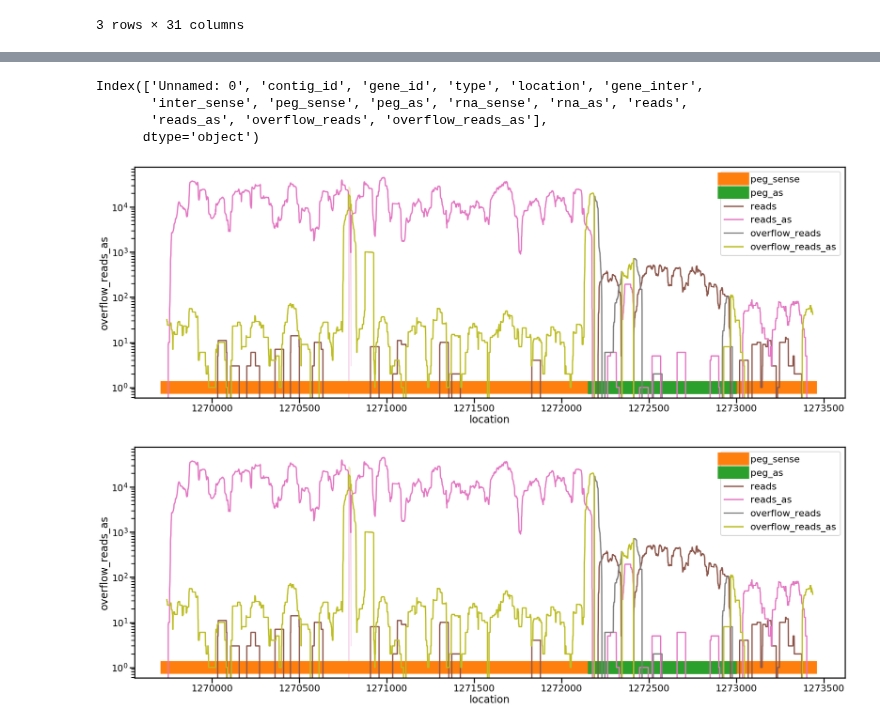
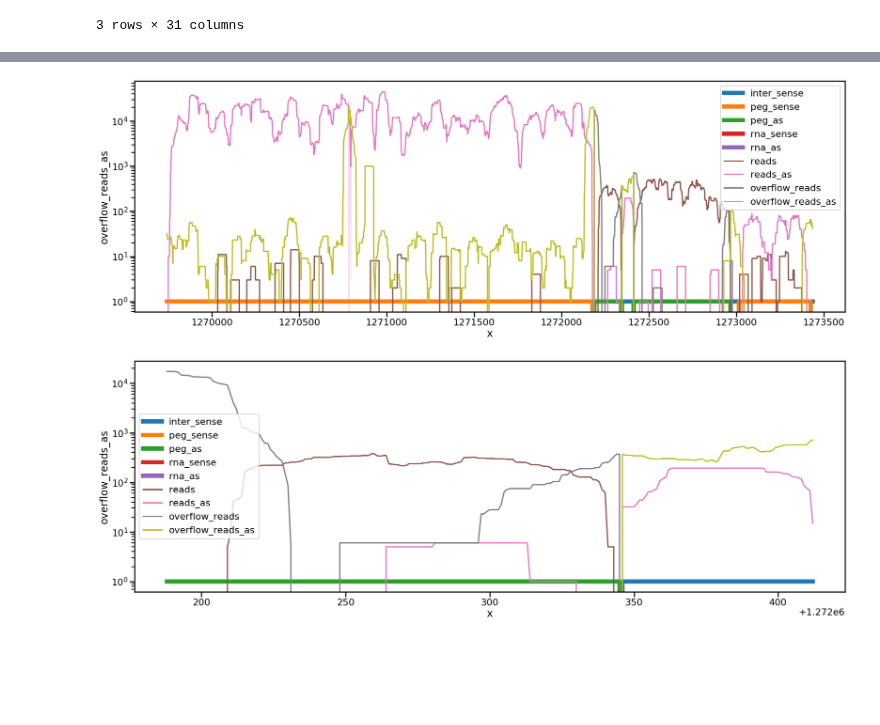
Before and after one commit to wosnat/sep, a Jupyter notebook: analyze_9313.ipynb, the cells around one changed output, grey strips where cells are left out. Drawn from its saved outputs; the diff is of its cells as text; code cells hidden in the pictures; blank space fills up the shorter version.

```diff
--- a/analyze_9313.ipynb
+++ b/analyze_9313.ipynb
@@ -215,11 +215,9 @@ Index(['Unnamed: 0', 'contig_id', 'gene_id', 'type', 'location', 'gene_inter',
        'overflow_reads', 'overflow_reads_as'],
       dtype='object')
 # %%
-def get_gene_cover(gene_idx, window):
+def get_gene_cover(location, window):
     #gene_id = 'PMIT9313_1343'
-    idx = gene_idx
-    fmt_id = 'PMIT9313_{idx}'
-    start_location = count_df.loc[count_df.gene_id == fmt_id.format(idx=idx - window), 'min_idx'].min()
-    stop_location = count_df.loc[count_df.gene_id == fmt_id.format(idx=idx +window), 'inter_stop_idx'].max()
-    df = cover_df.loc[(cover_df.location >= start_location) & (cover_df.location < stop_location) ]
+    idx = count_df.loc[(count_df.location == location)].index[0]
+    locations = count_df.iloc[idx - window: idx + window + 1]['location']
+    df = cover_df.loc[cover_df['location'].isin(locations)]
     return df
@@ -226,2 +232,2 @@ def get_gene_cover(gene_idx, window):
 # %%
-df = get_gene_cover(1361, 2)
+df = get_gene_cover('MIT9313_1272346_1272188', 2)
@@ -266,16 +234,9 @@ df.head()
-# %%
-df.columns
-# %% [output]
-Index(['Unnamed: 0', 'contig_id', 'gene_id', 'type', 'location', 'gene_inter',
-       'inter_sense', 'peg_sense', 'peg_as', 'rna_sense', 'rna_as', 'reads',
-       'reads_as', 'overflow_reads', 'overflow_reads_as'],
-      dtype='object')
 # %%
 plt.figure(figsize=(30,10))
-for i in ['gene_inter', 'peg_sense', 'peg_as', 'rna_sense', 'rna_as',]:
-    sns.lineplot(df.location, df[i], label=i, linewidth=30)
+for i in ['inter_sense', 'peg_sense', 'peg_as', 'rna_sense', 'rna_as',]:
+    sns.lineplot(df.x, df[i], label=i, linewidth=10)
 for i in [ 'reads', 'reads_as', 'overflow_reads', 'overflow_reads_as']:
-    sns.lineplot(df.location, df[i], label=i)
+    sns.lineplot(df.x, df[i], label=i,  linewidth=3)
 plt.yscale('log')
 # %% [output]
-[figure, old version]
+[figure, new version]
@@ -284,9 +243,11 @@ df = get_gene_cover(1600, window=2)
+# %%
+df = get_gene_cover('MIT9313_1272346_1272188', 0)
 # %%
 plt.figure(figsize=(30,10))
-for i in ['gene_inter', 'peg_sense', 'peg_as', 'rna_sense', 'rna_as',]:
-    sns.lineplot(df.location, df[i], label=i, linewidth=30)
+for i in ['inter_sense', 'peg_sense', 'peg_as', 'rna_sense', 'rna_as',]:
+    sns.lineplot(df.x, df[i], label=i, linewidth=10)
 for i in [ 'reads', 'reads_as', 'overflow_reads', 'overflow_reads_as']:
-    sns.lineplot(df.location, df[i], label=i)
+    sns.lineplot(df.x, df[i], label=i,  linewidth=3)
 plt.yscale('log')
 # %% [output]
-[figure, old version]
+[figure, new version]
```
Also changed, not shown: parts of 17 cells of this notebook.
